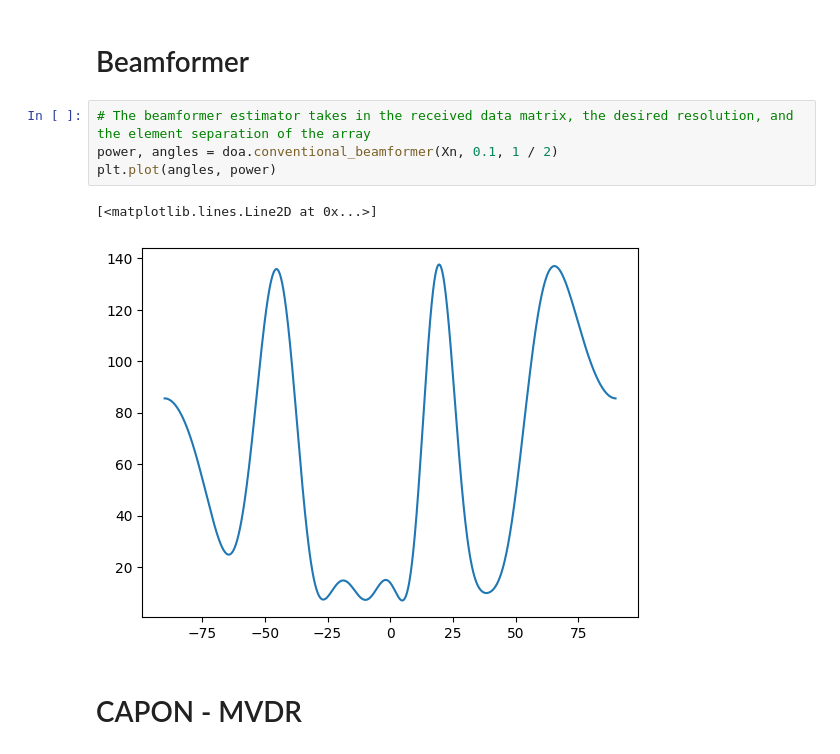
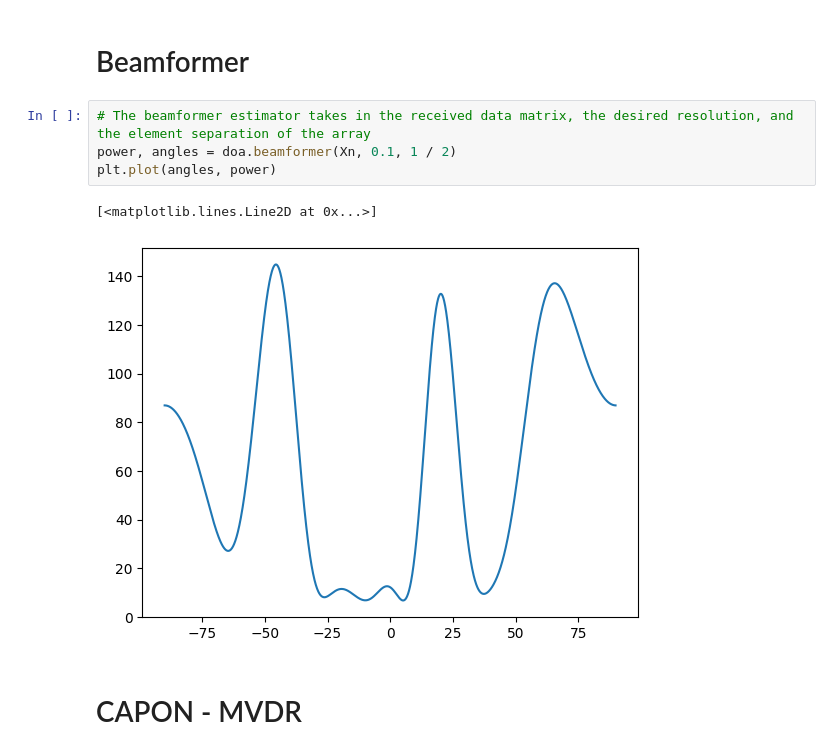
Before and after one commit to marco-marinho/Array-Processing, a Jupyter notebook: Examples.ipynb, the cells around one changed output. Cells and saved outputs as stored; diff of their text form.

```diff
--- a/Examples.ipynb
+++ b/Examples.ipynb
@@ -26,11 +26,11 @@ Xn = sig.doFBA(Xn)
 # Beamformer
 # %%
 # The beamformer estimator takes in the received data matrix, the desired resolution, and the element separation of the array
-power, angles = doa.conventional_beamformer(Xn, 0.1, 1 / 2)
+power, angles = doa.beamformer(Xn, 0.1, 1 / 2)
 plt.plot(angles, power)
 # %% [output]
 [<matplotlib.lines.Line2D at 0x...>]
-[figure, old version]
+[figure, new version]
 # %% [markdown]
 # CAPON - MVDR
 # %%
```
Also changed, not shown: parts of 6 cells of this notebook, 1 other file.
